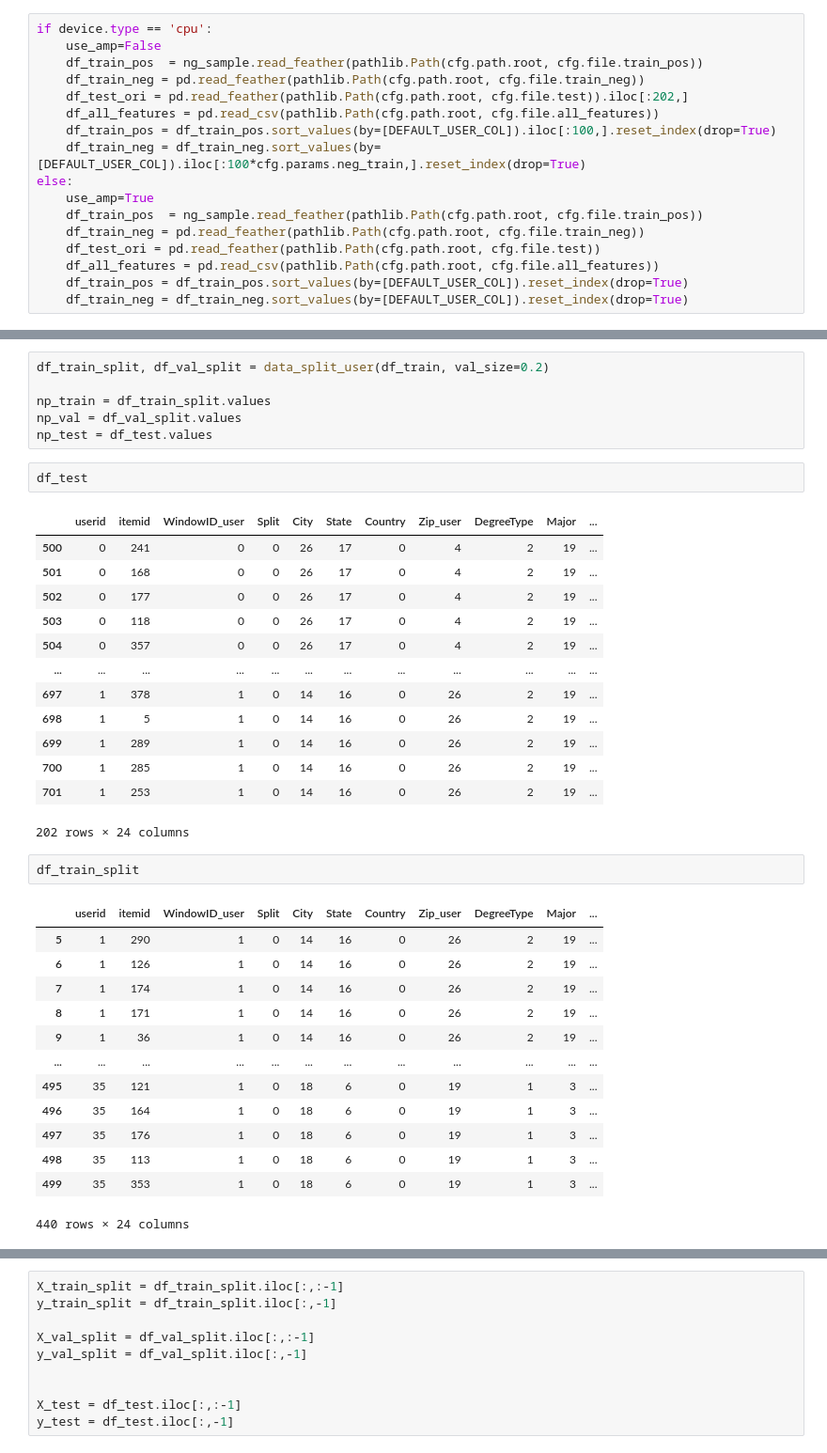
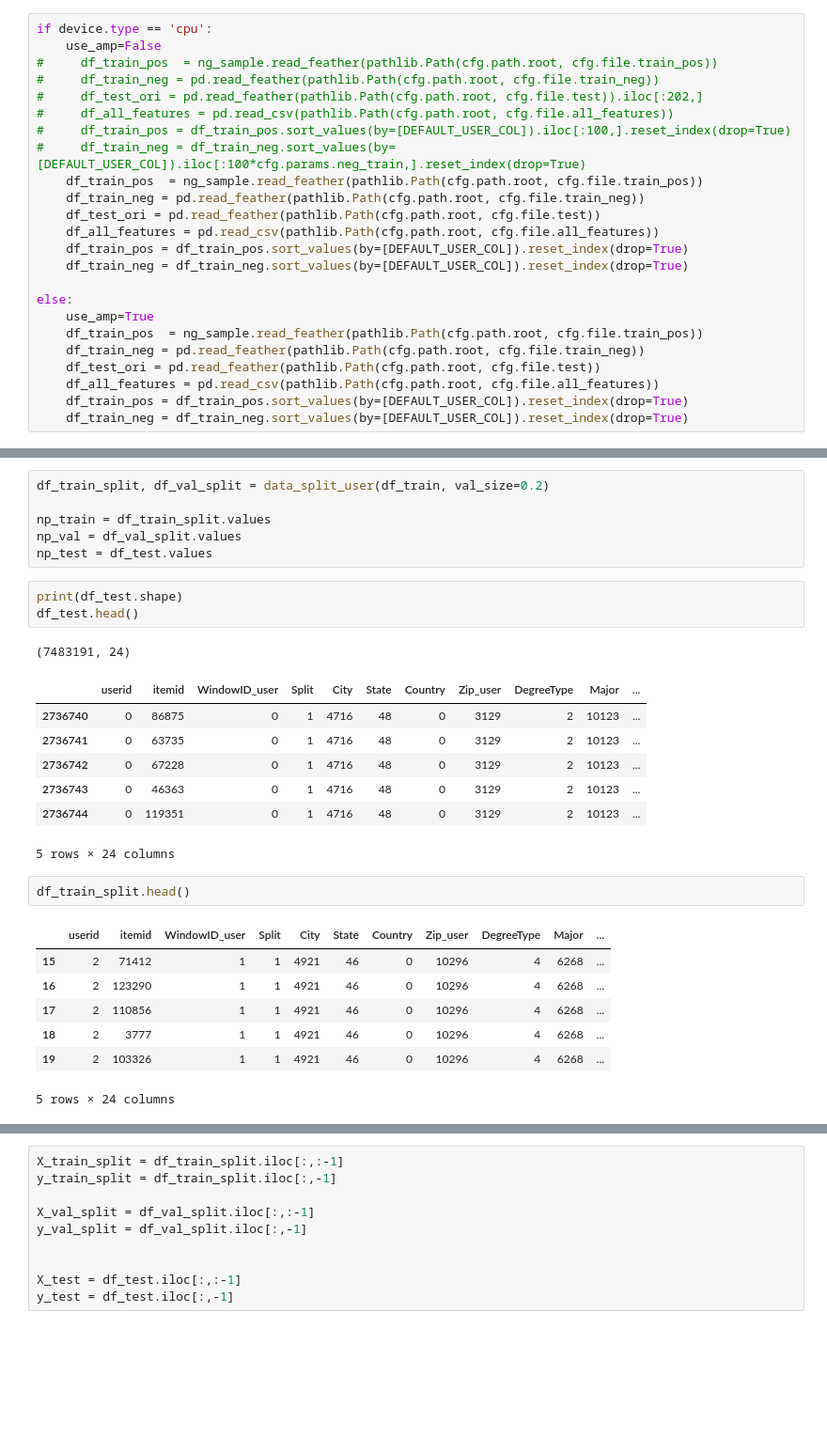
Before and after one commit to halqin/ncf-torch2, a Jupyter notebook: src/jupyter/train_pipe-xgb.ipynb, the cells around one changed output, grey strips where cells are left out. Shown at 94% size. Saved outputs shown, nothing was run; the diff lists cells and outputs as text; blank space fills up the shorter version.

```diff
--- a/src/jupyter/train_pipe-xgb.ipynb
+++ b/src/jupyter/train_pipe-xgb.ipynb
@@ -43,12 +47,19 @@ else:
 # %%
 if device.type == 'cpu':
     use_amp=False
+#     df_train_pos  = ng_sample.read_feather(pathlib.Path(cfg.path.root, cfg.file.train_pos))
+#     df_train_neg = pd.read_feather(pathlib.Path(cfg.path.root, cfg.file.train_neg))
+#     df_test_ori = pd.read_feather(pathlib.Path(cfg.path.root, cfg.file.test)).iloc[:202,]
+#     df_all_features = pd.read_csv(pathlib.Path(cfg.path.root, cfg.file.all_features))
+#     df_train_pos = df_train_pos.sort_values(by=[DEFAULT_USER_COL]).iloc[:100,].reset_index(drop=True)
+#     df_train_neg = df_train_neg.sort_values(by=[DEFAULT_USER_COL]).iloc[:100*cfg.params.neg_train,].reset_index(drop=True)
     df_train_pos  = ng_sample.read_feather(pathlib.Path(cfg.path.root, cfg.file.train_pos))
     df_train_neg = pd.read_feather(pathlib.Path(cfg.path.root, cfg.file.train_neg))
-    df_test_ori = pd.read_feather(pathlib.Path(cfg.path.root, cfg.file.test)).iloc[:202,]
+    df_test_ori = pd.read_feather(pathlib.Path(cfg.path.root, cfg.file.test))
     df_all_features = pd.read_csv(pathlib.Path(cfg.path.root, cfg.file.all_features))
-    df_train_pos = df_train_pos.sort_values(by=[DEFAULT_USER_COL]).iloc[:100,].reset_index(drop=True)
-    df_train_neg = df_train_neg.sort_values(by=[DEFAULT_USER_COL]).iloc[:100*cfg.params.neg_train,].reset_index(drop=True)
+    df_train_pos = df_train_pos.sort_values(by=[DEFAULT_USER_COL]).reset_index(drop=True)
+    df_train_neg = df_train_neg.sort_values(by=[DEFAULT_USER_COL]).reset_index(drop=True)
+
 else:
     use_amp=True
     df_train_pos  = ng_sample.read_feather(pathlib.Path(cfg.path.root, cfg.file.train_pos))
@@ -133,35 +144,25 @@ np_train = df_train_split.values
 np_val = df_val_split.values
 np_test = df_test.values
 # %%
-df_test
+print(df_test.shape)
+df_test.head()
 # %% [output]
+(7483191, 24)
 |  | userid | itemid | WindowID_user | Split | City | State | Country | Zip_user | DegreeType | Major | ... |
-| 500 | 0 | 241 | 0 | 0 | 26 | 17 | 0 | 4 | 2 | 19 | ... |
-| 501 | 0 | 168 | 0 | 0 | 26 | 17 | 0 | 4 | 2 | 19 | ... |
-| 502 | 0 | 177 | 0 | 0 | 26 | 17 | 0 | 4 | 2 | 19 | ... |
-| 503 | 0 | 118 | 0 | 0 | 26 | 17 | 0 | 4 | 2 | 19 | ... |
-| 504 | 0 | 357 | 0 | 0 | 26 | 17 | 0 | 4 | 2 | 19 | ... |
-| ... | ... | ... | ... | ... | ... | ... | ... | ... | ... | ... | ... |
-| 697 | 1 | 378 | 1 | 0 | 14 | 16 | 0 | 26 | 2 | 19 | ... |
-| 698 | 1 | 5 | 1 | 0 | 14 | 16 | 0 | 26 | 2 | 19 | ... |
-| 699 | 1 | 289 | 1 | 0 | 14 | 16 | 0 | 26 | 2 | 19 | ... |
-| 700 | 1 | 285 | 1 | 0 | 14 | 16 | 0 | 26 | 2 | 19 | ... |
-| 701 | 1 | 253 | 1 | 0 | 14 | 16 | 0 | 26 | 2 | 19 | ... |
+| 2736740 | 0 | 86875 | 0 | 1 | 4716 | 48 | 0 | 3129 | 2 | 10123 | ... |
+| 2736741 | 0 | 63735 | 0 | 1 | 4716 | 48 | 0 | 3129 | 2 | 10123 | ... |
+| 2736742 | 0 | 67228 | 0 | 1 | 4716 | 48 | 0 | 3129 | 2 | 10123 | ... |
+| 2736743 | 0 | 46363 | 0 | 1 | 4716 | 48 | 0 | 3129 | 2 | 10123 | ... |
+| 2736744 | 0 | 119351 | 0 | 1 | 4716 | 48 | 0 | 3129 | 2 | 10123 | ... |
-202 rows × 24 columns
+5 rows × 24 columns
 # %%
-df_train_split
+df_train_split.head()
 # %% [output]
 |  | userid | itemid | WindowID_user | Split | City | State | Country | Zip_user | DegreeType | Major | ... |
-| 5 | 1 | 290 | 1 | 0 | 14 | 16 | 0 | 26 | 2 | 19 | ... |
-| 6 | 1 | 126 | 1 | 0 | 14 | 16 | 0 | 26 | 2 | 19 | ... |
-| 7 | 1 | 174 | 1 | 0 | 14 | 16 | 0 | 26 | 2 | 19 | ... |
-| 8 | 1 | 171 | 1 | 0 | 14 | 16 | 0 | 26 | 2 | 19 | ... |
-| 9 | 1 | 36 | 1 | 0 | 14 | 16 | 0 | 26 | 2 | 19 | ... |
-| ... | ... | ... | ... | ... | ... | ... | ... | ... | ... | ... | ... |
-| 495 | 35 | 121 | 1 | 0 | 18 | 6 | 0 | 19 | 1 | 3 | ... |
-| 496 | 35 | 164 | 1 | 0 | 18 | 6 | 0 | 19 | 1 | 3 | ... |
-| 497 | 35 | 176 | 1 | 0 | 18 | 6 | 0 | 19 | 1 | 3 | ... |
-| 498 | 35 | 113 | 1 | 0 | 18 | 6 | 0 | 19 | 1 | 3 | ... |
-| 499 | 35 | 353 | 1 | 0 | 18 | 6 | 0 | 19 | 1 | 3 | ... |
+| 15 | 2 | 71412 | 1 | 1 | 4921 | 46 | 0 | 10296 | 4 | 6268 | ... |
+| 16 | 2 | 123290 | 1 | 1 | 4921 | 46 | 0 | 10296 | 4 | 6268 | ... |
+| 17 | 2 | 110856 | 1 | 1 | 4921 | 46 | 0 | 10296 | 4 | 6268 | ... |
+| 18 | 2 | 3777 | 1 | 1 | 4921 | 46 | 0 | 10296 | 4 | 6268 | ... |
+| 19 | 2 | 103326 | 1 | 1 | 4921 | 46 | 0 | 10296 | 4 | 6268 | ... |
-440 rows × 24 columns
+5 rows × 24 columns
 # %%
```
Also changed, not shown: parts of 22 cells of this notebook.
